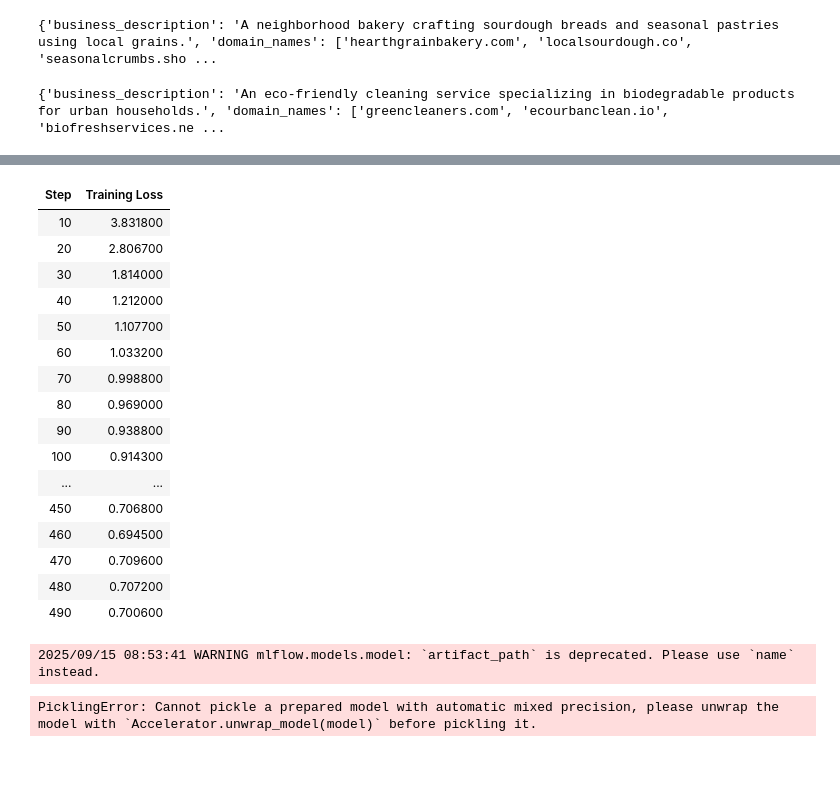
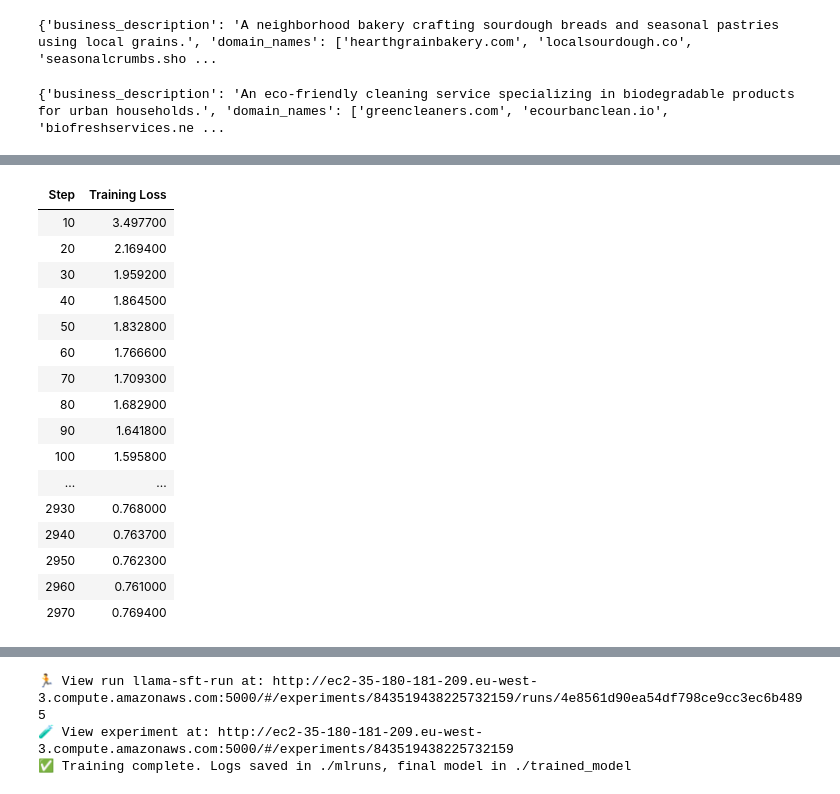
Before and after one commit to MJKarcz/domain-name-gen, a Jupyter notebook: train.ipynb, the cells around one changed output, grey strips where cells are left out. Drawn from its saved outputs; the diff is of its cells as text; code cells hidden in the pictures; blank space fills up the shorter version.

Commit message:
first longer trained model

```diff
--- a/train.ipynb
+++ b/train.ipynb
@@ -41,14 +42,6 @@ def format_chat_template(batch, tokenizer):
     system_prompt =  """
                     You are a domain name generator.
                     Your sole purpose is to generate creative, brandable, and available-sounding domain names based on user input.
-
-                    Rules:
-                    - Always respond in strict JSON format.
-                    - The JSON should be an object with a single key "domains" containing a list of domain name strings.
-                    - Do not include explanations, commentary, or text outside of the JSON.
-                    - Each domain should be concise, memorable, and in lowercase.
-                    - Generate only domain names, nothing else.
-                    - If the user demands inappropriate content, instead of domain names return: Access refused.
                     """
 
     samples = []
@@ -112,8 +105,8 @@ model.gradient_checkpointing_enable()
 model = prepare_model_for_kbit_training(model)
 
 peft_config = LoraConfig(
-    r=32,
-    lora_alpha=64,
+    r=256,
+    lora_alpha=512,
     lora_dropout=0.05,
     target_modules="all-linear",
     task_type="CAUSAL_LM",
@@ -121,7 +114,7 @@ peft_config = LoraConfig(
 
 training_args = SFTConfig(
     output_dir="meta-llama/Llama-3.2-1B-SFT",
-    num_train_epochs=5
+    num_train_epochs=30
 )
 
 trainer = SFTTrainer(
@@ -134,7 +127,7 @@ trainer = SFTTrainer(
 # --------------------
 # MLflow Tracking
 # --------------------
-mlflow.set_tracking_uri("file:./mlruns")  # logs locally in ./mlruns
+mlflow.set_tracking_uri(os.getenv("MLFLOW_TRACKING_URI")) # logs locally in ./mlruns
 mlflow.set_experiment("llama-domain-generator")
 
 with mlflow.start_run(run_name="llama-sft-run") as run:
@@ -171,8 +164,19 @@ with mlflow.start_run(run_name="llama-sft-run") as run:
     #tokenizer.save_pretrained("final_model")
     mlflow.log_artifacts("complete_checkpoint", artifact_path="checkpoints")
 
-    # Log model to MLflow (NOT the final_model, since DVC will track it)
-    mlflow.pytorch.log_model(trainer.model, "mlflow_model")
+
+
+    accelerator = Accelerator()
+    unwrapped_model = accelerator.unwrap_model(trainer.model)
+
+    # if model is PEFT-wrapped, get its base model
+    try:
+        base_model = unwrapped_model.base_model.model
+    except AttributeError:
+        base_model = unwrapped_model
+
+    mlflow.pytorch.log_model(base_model, "mlflow_model")
+
 
 print("✅ Training complete. Logs saved in ./mlruns, final model in ./trained_model")
 # %% [output]
@@ -180,0 +185,17 @@ print("✅ Training complete. Logs saved in ./mlruns, final model in ./trained_m
+| Step | Training Loss |
+| 10 | 3.497700 |
+| 20 | 2.169400 |
+| 30 | 1.959200 |
+| 40 | 1.864500 |
+| 50 | 1.832800 |
+| 60 | 1.766600 |
+| 70 | 1.709300 |
+| 80 | 1.682900 |
+| 90 | 1.641800 |
+| 100 | 1.595800 |
+| ... | ... |
+| 2930 | 0.768000 |
+| 2940 | 0.763700 |
+| 2950 | 0.762300 |
+| 2960 | 0.761000 |
+| 2970 | 0.769400 |
@@ -182,19 +204,3 @@ print("✅ Training complete. Logs saved in ./mlruns, final model in ./trained_m
-| Step | Training Loss |
-| 10 | 3.831800 |
-| 20 | 2.806700 |
-| 30 | 1.814000 |
-| 40 | 1.212000 |
-| 50 | 1.107700 |
-| 60 | 1.033200 |
-| 70 | 0.998800 |
-| 80 | 0.969000 |
-| 90 | 0.938800 |
-| 100 | 0.914300 |
-| ... | ... |
-| 450 | 0.706800 |
-| 460 | 0.694500 |
-| 470 | 0.709600 |
-| 480 | 0.707200 |
-| 490 | 0.700600 |
-2025/09/15 08:53:41 WARNING mlflow.models.model: `artifact_path` is deprecated. Please use `name` instead.
+🏃 View run llama-sft-run at: http://ec2-35-180-181-209.eu-west-3.compute.amazonaws.com:5000/#/experiments/843519438225732159/runs/4e8561d90ea54df798ce9cc3ec6b4895
+🧪 View experiment at: http://ec2-35-180-181-209.eu-west-3.compute.amazonaws.com:5000/#/experiments/843519438225732159
+✅ Training complete. Logs saved in ./mlruns, final model in ./trained_model
-PicklingError: Cannot pickle a prepared model with automatic mixed precision, please unwrap the model with `Accelerator.unwrap_model(model)` before pickling it.
```
Also changed, not shown: parts of 3 cells of this notebook, 5 other files.
